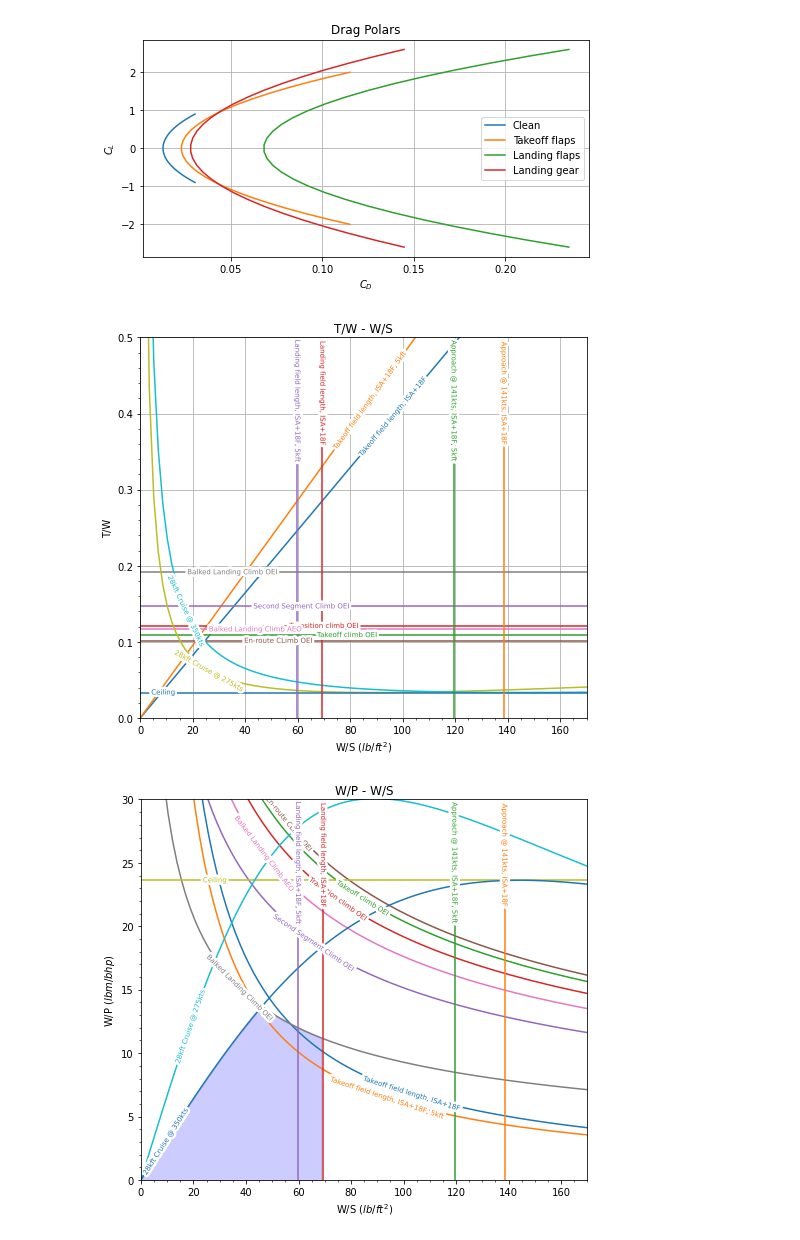
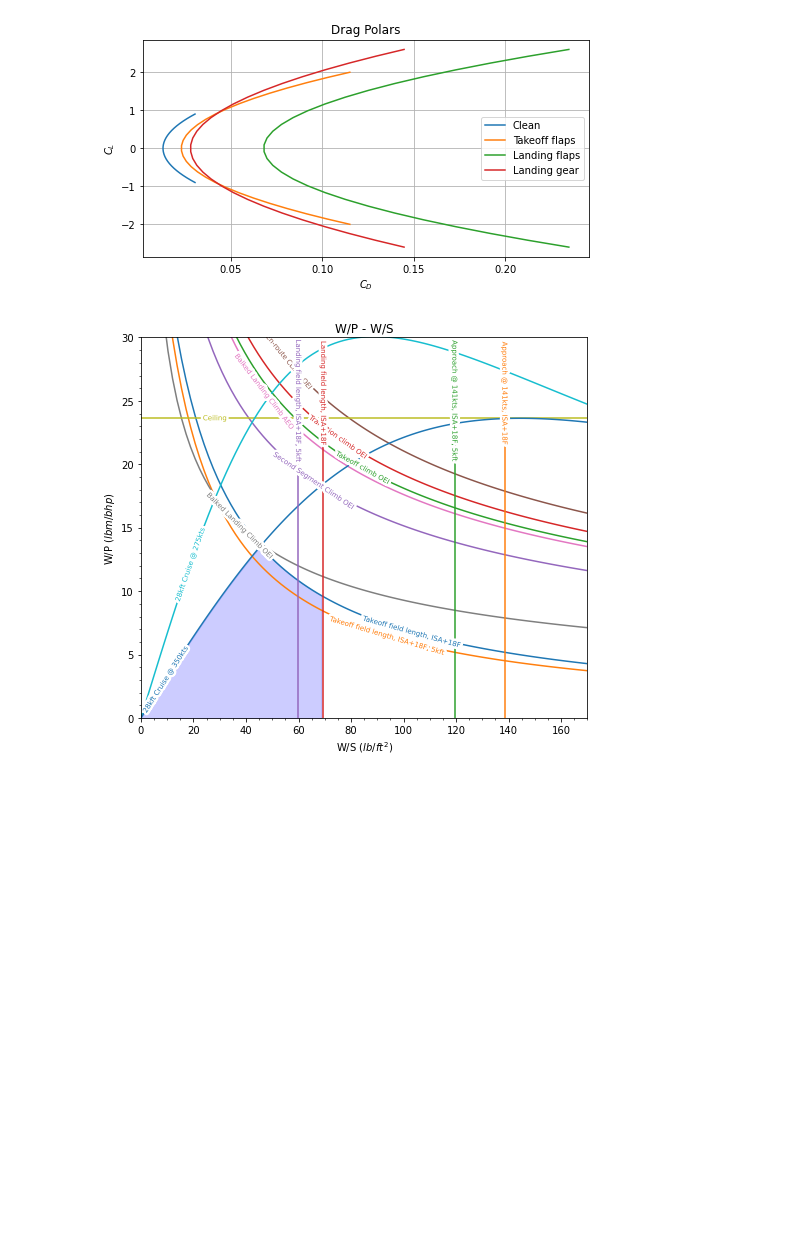
Before and after one commit to jucobee/START, a Jupyter notebook: A3/PreliminarySizing.ipynb, the cells around one changed output. Cells and saved outputs as stored; diff of their text form; code cells hidden in the pictures; blank space fills up the shorter version.

```diff
--- a/A3/PreliminarySizing.ipynb
+++ b/A3/PreliminarySizing.ipynb
@@ -233,40 +232,40 @@ ws_landing_SLp18=(((rho_SLp18F/rho_SL)*CL_max_L)*(s_L - s_a))/80*np.ones(N)/Wl_W
 ws_landing_p18_5kft=(((rho_p18F_5kft/rho_SL)*CL_max_L)*(s_L - s_a))/80*np.ones(N)/Wl_Wto
 
 
-# plotting TW
-plt.figure(figsize=(8,7))
-plt.title('T/W - W/S')
-plt.xlabel("W/S $(lb/ft^2)$")
-plt.ylabel("T/W")
-plt.plot(ws, tw_tofl, label='Takeoff field length, ISA+18F', linestyle='-')
-plt.plot(ws, tw_tofl_5kft, label='Takeoff field length, ISA+18F, 5kft', linestyle='-')
+# # plotting TW
+# plt.figure(figsize=(8,7))
+# plt.title('T/W - W/S')
+# plt.xlabel("W/S $(lb/ft^2)$")
+# plt.ylabel("T/W")
+# plt.plot(ws, tw_tofl, label='Takeoff field length, ISA+18F', linestyle='-')
+# plt.plot(ws, tw_tofl_5kft, label='Takeoff field length, ISA+18F, 5kft', linestyle='-')
 
-plt.plot(ws, tw_climb_TO, label='Takeoff climb OEI', linestyle='-')
-plt.plot(ws, tw_climb_TC, label='Transition climb OEI', linestyle='-')
-plt.plot(ws, tw_climb_SSC, label='Second Segment Climb OEI', linestyle='-')
-plt.plot(ws, tw_climb_ERC, label='En-route CLimb OEI', linestyle='-')
-plt.plot(ws, tw_climb_BLC_AEO, label='Balked Landing Climb AEO', linestyle='-')
-plt.plot(ws, tw_climb_BLC_OEI, label='Balked Landing Climb OEI', linestyle='-')
+# plt.plot(ws, tw_climb_TO, label='Takeoff climb OEI', linestyle='-')
+# plt.plot(ws, tw_climb_TC, label='Transition climb OEI', linestyle='-')
+# plt.plot(ws, tw_climb_SSC, label='Second Segment Climb OEI', linestyle='-')
+# plt.plot(ws, tw_climb_ERC, label='En-route CLimb OEI', linestyle='-')
+# plt.plot(ws, tw_climb_BLC_AEO, label='Balked Landing Climb AEO', linestyle='-')
+# plt.plot(ws, tw_climb_BLC_OEI, label='Balked Landing Climb OEI', linestyle='-')
 
 
-plt.plot(ws, tw_cruise_min, label='28kft Cruise @ 275kts', linestyle='-')
-plt.plot(ws, tw_cruise_target, label='28kft Cruise @ 350kts', linestyle='-')
+# plt.plot(ws, tw_cruise_min, label='28kft Cruise @ 275kts', linestyle='-')
+# plt.plot(ws, tw_cruise_target, label='28kft Cruise @ 350kts', linestyle='-')
 
-plt.plot(ws, tw_ceil, label='Ceiling', linestyle='-')
-# plt.plot(ws, tw_maneuver, label='2.5g Maneuver', linestyle='-')
+# plt.plot(ws, tw_ceil, label='Ceiling', linestyle='-')
+# # plt.plot(ws, tw_maneuver, label='2.5g Maneuver', linestyle='-')
 
-plt.plot(ws_approach_SLp18[int(N/7):], np.flip(tw)[int(N/7):], label='Approach @ 141kts, ISA+18F', linestyle='-')
-plt.plot(ws_approach_p18_5kft[int(N/6):], np.flip(tw)[int(N/6):], label='Approach @ 141kts, ISA+18F, 5kft', linestyle='-')
-plt.plot(ws_landing_SLp18[int(N/7):], np.flip(tw)[int(N/7):], label='Landing field length, ISA+18F', linestyle='-')
-plt.plot(ws_landing_p18_5kft[int(N/6):], np.flip(tw)[int(N/6):], label='Landing field length, ISA+18F, 5kft', linestyle='-')
+# plt.plot(ws_approach_SLp18[int(N/7):], np.flip(tw)[int(N/7):], label='Approach @ 141kts, ISA+18F', linestyle='-')
+# plt.plot(ws_approach_p18_5kft[int(N/6):], np.flip(tw)[int(N/6):], label='Approach @ 141kts, ISA+18F, 5kft', linestyle='-')
+# plt.plot(ws_landing_SLp18[int(N/7):], np.flip(tw)[int(N/7):], label='Landing field length, ISA+18F', linestyle='-')
+# plt.plot(ws_landing_p18_5kft[int(N/6):], np.flip(tw)[int(N/6):], label='Landing field length, ISA+18F, 5kft', linestyle='-')
 
-plt.ylim(0, 0.5), plt.xlim(0, 170)
-plt.grid()
-plt.minorticks_on()
-labelLines(plt.gca().get_lines(), zorder=2.5,fontsize = 7,xvals=(0,140))
-plt.savefig('A3fig/TW_Plot.svg')
-# plt.legend(loc='best')
-# plt.show()
+# plt.ylim(0, 0.5), plt.xlim(0, 170)
+# plt.grid()
+# plt.minorticks_on()
+# labelLines(plt.gca().get_lines(), zorder=2.5,fontsize = 7,xvals=(0,140))
+# plt.savefig('A3fig/TW_Plot.svg')
+# # plt.legend(loc='best')
+# # plt.show()
 
 # plotting WP
 plt.figure(figsize=(8,7))
@@ -290,34 +289,33 @@ plt.plot(ws, wp_climb_BLC_OEI, label='Balked Landing Climb OEI', linestyle='-')
 
 plt.plot(ws, wp_ceil, label='Ceiling', linestyle='-')
 # plt.plot(ws, wp_maneuver, label='2.5g Maneuver', linestyle='-')
 
 plt.plot(ws, wp_cruise_min, label='28kft Cruise @ 275kts', linestyle='-')
 plt.plot(ws, wp_cruise_target, label='28kft Cruise @ 350kts', linestyle='-')
 
 plt.plot(ws_approach_SLp18[int(N/7):], np.flip(wp)[int(N/7):], label='Approach @ 141kts, ISA+18F', linestyle='-')
 plt.plot(ws_approach_p18_5kft[int(N/6):], np.flip(wp)[int(N/6):], label='Approach @ 141kts, ISA+18F, 5kft', linestyle='-')
 plt.plot(ws_landing_SLp18[int(N/7):], np.flip(wp)[int(N/7):], label='Landing field length, ISA+18F', linestyle='-')
 plt.plot(ws_landing_p18_5kft[int(N/6):], np.flip(wp)[int(N/6):], label='Landing field length, ISA+18F, 5kft', linestyle='-')
 
 # plt.plot(ws, tw_climb, label='Takeoff climb', linestyle='-')
 
 plt.ylim(0, 30), plt.xlim(0, 170)
 # plt.grid()
 plt.minorticks_on()
 labelLines(plt.gca().get_lines(), zorder=2.5,fontsize = 7,xvals=(0,150))
 plt.scatter(ws_landing_SLp18[0],wp_climb_BLC_OEI[0], zorder=5,color='red',label='Design Point')
 
 
 plt.fill_between(
         x= ws,
-        y1= np.minimum(wp_cruise_target,wp_climb_BLC_OEI),
+        y1= np.minimum(wp_cruise_target,np.minimum(wp_climb_BLC_OEI,wp_tofl)),
         where= (0 < ws)&(ws <= ws_landing_SLp18[0]),
         color= "b",
         alpha= 0.2)
 
 plt.savefig('A3fig/WP_Plot.svg')
 plt.show()
 # %% [output]
-[figure, old version]
+[figure, new version]
-[figure, removed]
 # %%
```
Also changed, not shown: parts of 3 cells of this notebook, 1 other file.
